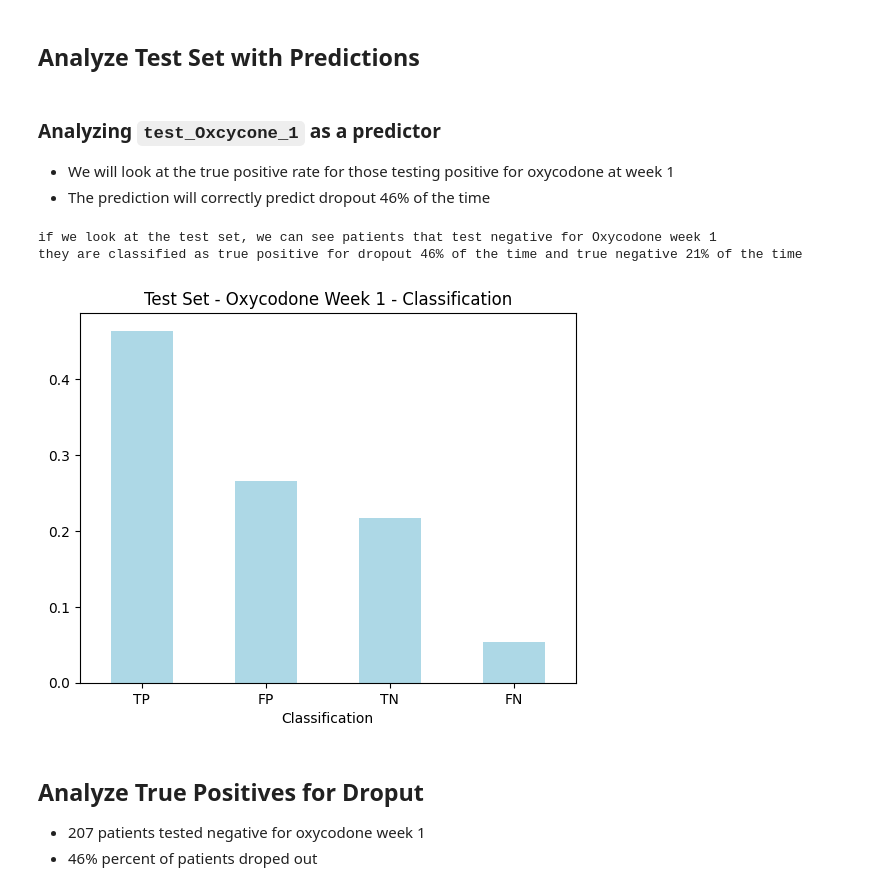
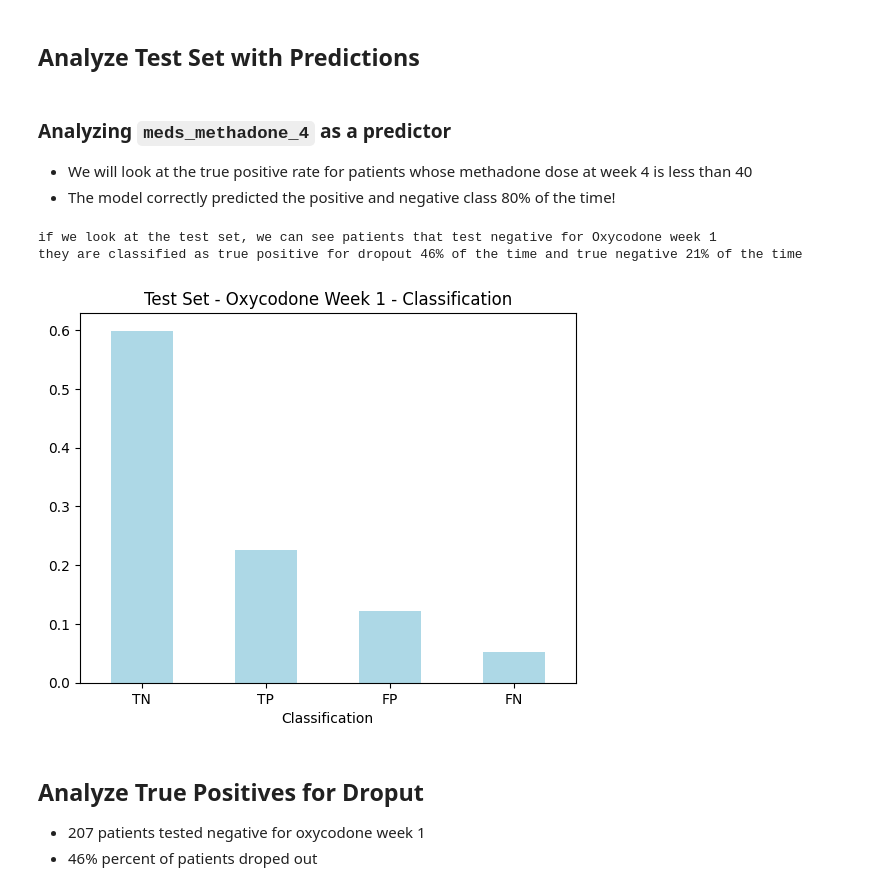
Before and after one commit to DanHerman212/precision_medicine, a Jupyter notebook: code/4_data_modeling.ipynb, the cells around one changed output. Saved outputs shown, nothing was run; the diff lists cells and outputs as text; code cells hidden in the pictures.

```diff
--- a/code/4_data_modeling.ipynb
+++ b/code/4_data_modeling.ipynb
@@ -82,15 +82,15 @@ Shape of tests DataFrame: (1917, 20)
 # %%
 # comment out the drugs you don't want to include
 survey_names = [
-#'cannabis',
-#'cocaine',
-#'alcohol',
-'oxycodone',
-'mmethadone',
-#'amphetamine',
-#'methamphetamine',
-'opiates',
-#'benzodiazepines'
+'cannabis',
+'cocaine',
+'alcohol',
+#'oxycodone',
+#'mmethadone',
+'amphetamine',
+'methamphetamine',
+#'opiates',
+'benzodiazepines'
 ]
 
 # call helper function to build  the dataset
@@ -147,13 +147,13 @@ Shape of numeric dataframe (1917, 43)
 ## Review Categorical Data
 # %%
 # demographic data
-#dem = data[[col for col in data.columns if col.startswith('dem_')]]
+dem = data[[col for col in data.columns if col.startswith('dem_')]]
 #dem = pd.get_dummies(dem, dtype=int)
 # create df for diagnosis
-#dsm = data[[col for col in data.columns if col.startswith('dsm_')]]
+dsm = data[[col for col in data.columns if col.startswith('dsm_')]]
 #dsm = pd.get_dummies(dsm, dtype=int)
 # create df for medical history
-mdh = data[[col for col in data.columns if col.startswith('mdh_')]]
+#mdh = data[[col for col in data.columns if col.startswith('mdh_')]]
 #mdh = pd.get_dummies(mdh, dtype=int)
 
 # create df for physical exam
@@ -161,7 +161,7 @@ mdh = data[[col for col in data.columns if col.startswith('mdh_')]]
 #pex = pd.get_dummies(pex, dtype=int)
 
 # concat cat features into cat_df
-cat_df = pd.concat([mdh], axis=1)
+cat_df = pd.concat([dem, dsm], axis=1)
 
 print('shape of the categorical df:',cat_df.shape)
 display(cat_df)
@@ -520,20 +513,20 @@ X_test_df['Classification'] = X_test_df.apply(classify_prediction, axis=1)
 # Now X_test_df includes the test data, predictions, actual labels, and classification (TP, TN, FP, FN)
 test_set = X_test_df
 # %% [markdown]
-### Analyzing `test_Oxcycone_1` as a predictor
-- We will look at the true positive rate for those testing positive for oxycodone at week 1
-- The prediction will correctly predict dropout 46% of the time
+### Analyzing `meds_methadone_4` as a predictor
+- We will look at the true positive rate for patients whose methadone dose at week 4 is less than 40
+- The model correctly predicted the positive and negative class 80% of the time!<br>
 # %%
 print('if we look at the test set, we can see patients that test negative for Oxycodone week 1')
 print('they are classified as true positive for dropout 46% of the time and true negative 21% of the time')
-test_set.loc[test_set['test_Oxycodone_1']==0]['Classification'].value_counts(normalize=True).plot(kind='bar', color='lightblue')
+test_set.loc[test_set['meds_methadone_4']<40]['Classification'].value_counts(normalize=True).plot(kind='bar', color='lightblue')
 plt.title('Test Set - Oxycodone Week 1 - Classification')
 plt.xticks(rotation=0)
 plt.show()
 # %% [output]
 if we look at the test set, we can see patients that test negative for Oxycodone week 1
 they are classified as true positive for dropout 46% of the time and true negative 21% of the time
-[figure, old version]
+[figure, new version]
 # %% [markdown]
 ## Analyze True Positives for Droput
 - 207 patients tested negative for oxycodone week 1
```
Also changed, not shown: parts of 20 cells of this notebook.
